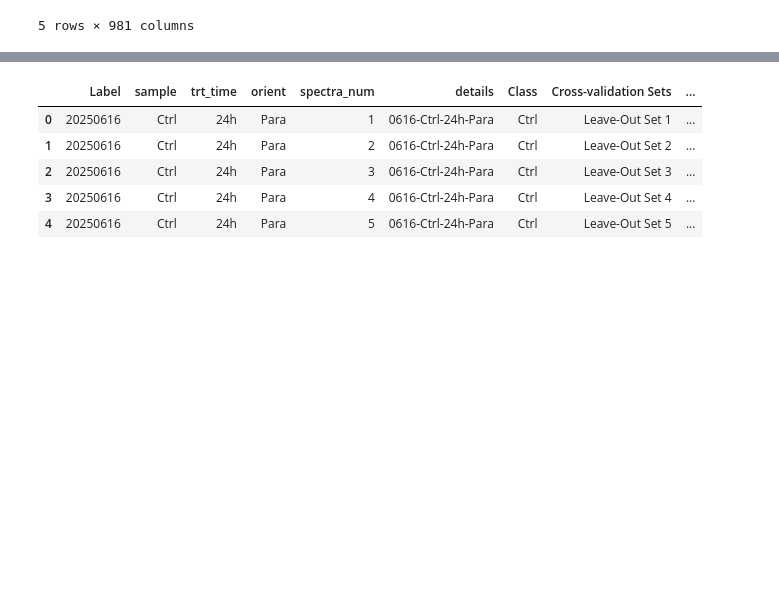
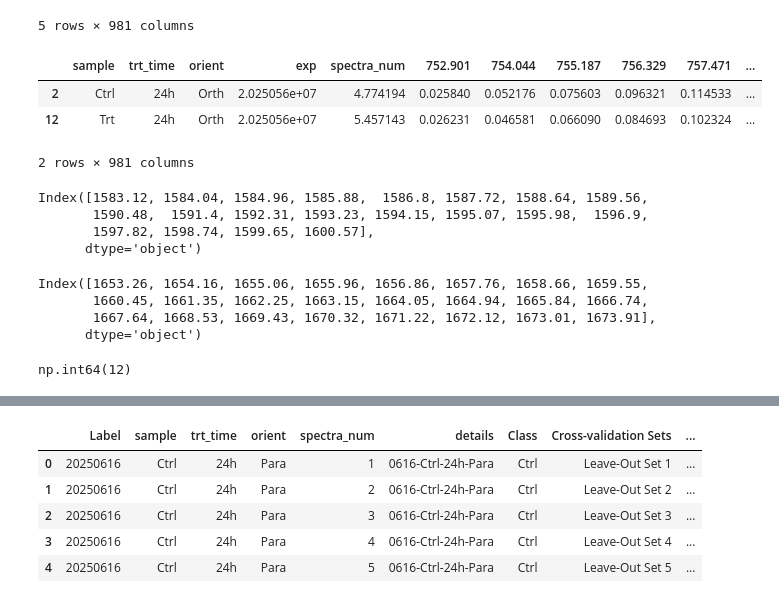
Before and after one commit to bunmiadejimi/Raman_Collagen, a Jupyter notebook: Plot renderings.ipynb, the cells around one changed output, grey strips where cells are left out. Saved outputs shown, nothing was run; the diff lists cells and outputs as text; code cells hidden in the pictures; blank space fills up the shorter version.

```diff
--- a/Plot renderings.ipynb
+++ b/Plot renderings.ipynb
@@ -35,3 +35,28 @@ df_mean.head()
 | 3 | Ctrl | 24h | Para | 2.025056e+07 | 4.774194 | 0.056913 | 0.079699 | 0.098853 | 0.114724 | 0.127659 | ... |
 | 4 | Ctrl | 2mins | Orth | 2.025056e+07 | 7.181818 | 0.026375 | 0.048292 | 0.068571 | 0.087194 | 0.104145 | ... |
 5 rows × 981 columns
+# %%
+sub
+# %% [output]
+|  | sample | trt_time | orient | exp | spectra_num | 752.901 | 754.044 | 755.187 | 756.329 | 757.471 | ... |
+| 2 | Ctrl | 24h | Orth | 2.025056e+07 | 4.774194 | 0.025840 | 0.052176 | 0.075603 | 0.096321 | 0.114533 | ... |
+| 12 | Trt | 24h | Orth | 2.025056e+07 | 5.457143 | 0.026231 | 0.046581 | 0.066090 | 0.084693 | 0.102324 | ... |
+2 rows × 981 columns
+# %%
+sub.columns[5:][806:826]
+# %% [output]
+Index([1583.12, 1584.04, 1584.96, 1585.88,  1586.8, 1587.72, 1588.64, 1589.56,
+       1590.48,  1591.4, 1592.31, 1593.23, 1594.15, 1595.07, 1595.98,  1596.9,
+       1597.82, 1598.74, 1599.65, 1600.57],
+      dtype='object')
+# %%
+sub.columns[5:][mask]
+# %% [output]
+Index([1653.26, 1654.16, 1655.06, 1655.96, 1656.86, 1657.76, 1658.66, 1659.55,
+       1660.45, 1661.35, 1662.25, 1663.15, 1664.05, 1664.94, 1665.84, 1666.74,
+       1667.64, 1668.53, 1669.43, 1670.32, 1671.22, 1672.12, 1673.01, 1673.91],
+      dtype='object')
+# %%
+np.argmax(peak_idx)
+# %% [output]
+np.int64(12)
```
Also changed, not shown: parts of 4 cells of this notebook.
